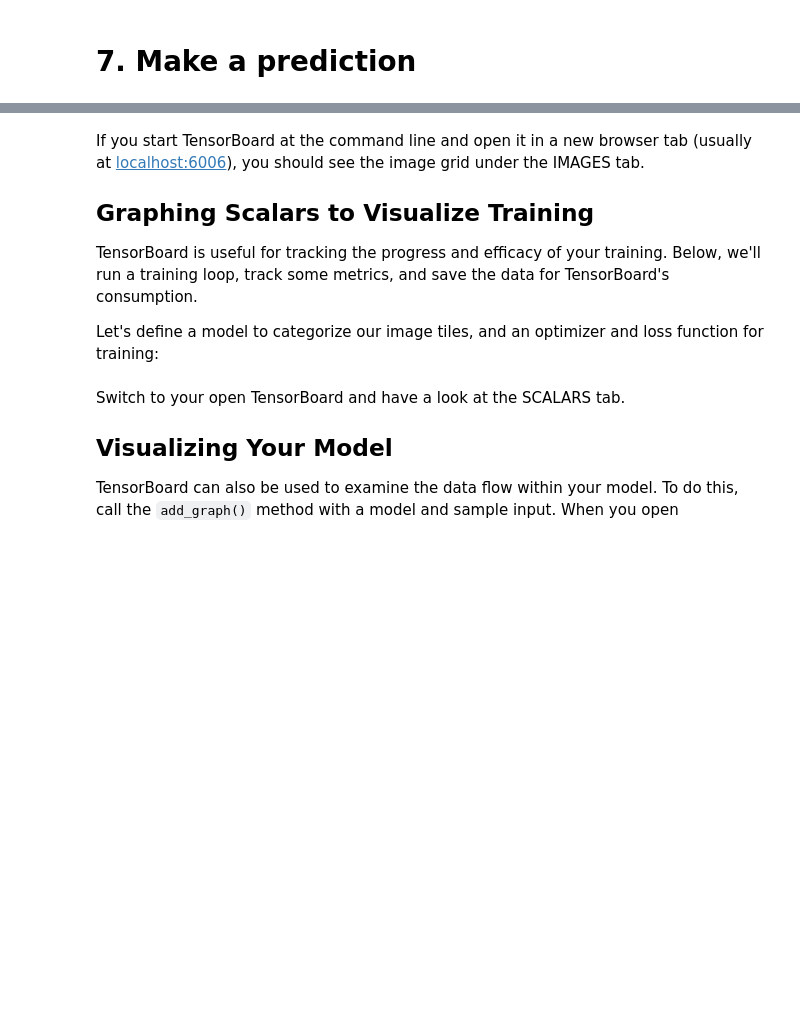
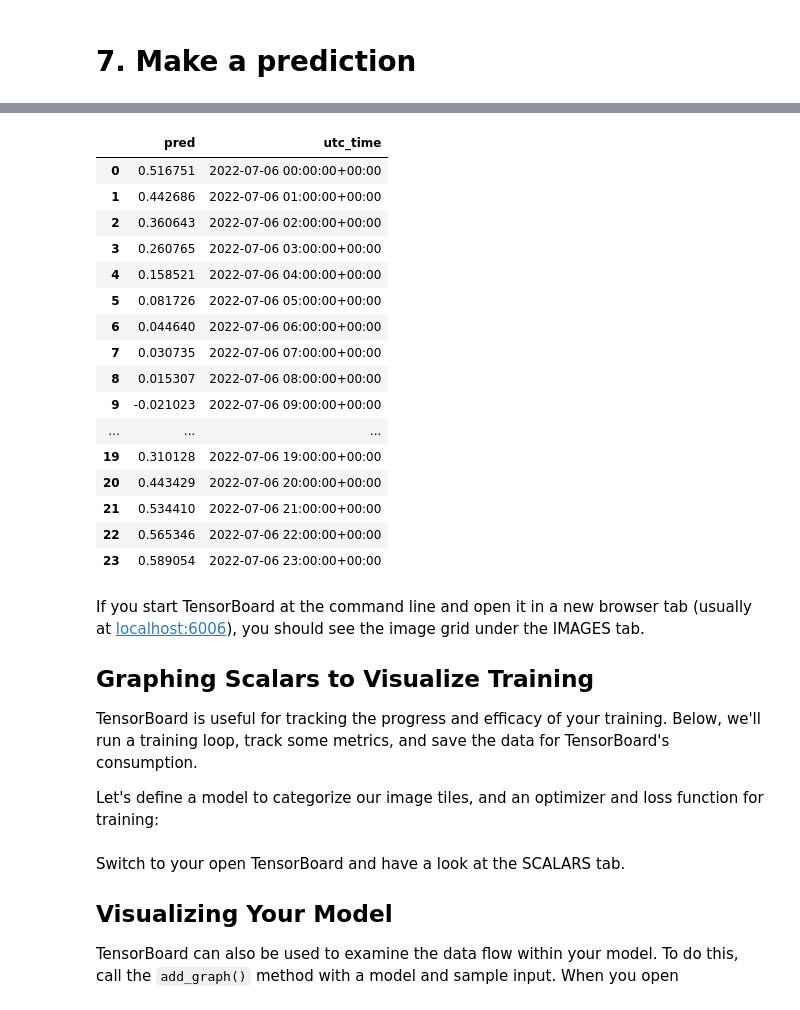
Before and after one commit to jerome-roeser/day-ahead-power-forecast, a Jupyter notebook: notebooks/advanced_power_forecast_pytorch.ipynb, the cells around one changed output, grey strips where cells are left out. Saved outputs shown, nothing was run; the diff lists cells and outputs as text; code cells hidden in the pictures; blank space fills up the shorter version.

Commit message:
implement pred module

```diff
--- a/notebooks/advanced_power_forecast_pytorch.ipynb
+++ b/notebooks/advanced_power_forecast_pytorch.ipynb
@@ -890,13 +884,13 @@ train_loader_forecast.__len__(), val_loader_forecast.__len__(), test_loader_fore
 (84, 24, 12)
 # %%
 ############# Data ##############
-dataset = 'forecast'  # ['pv', 'forecast']
+dataset = 'pv'  # ['pv', 'forecast']
 
 ########## Parameters #########
 batch_size = 16
 learning_rate = 1e-3
 EPOCHS = 3
-DATASET = "forecast"
+DATASET = dataset
 
 if DATASET == "pv":
     train_dataset = sequences_pv.train
@@ -1104,0 +1201,27 @@ RNNModel(
+# %%
+model.eval()
+X_tensor = torch.tensor(X, dtype= torch.float32)
+
+
+y_pred = model.forward(X_tensor)
+y_pred_df = pd.DataFrame(y_pred.detach().numpy()[0], columns=["pred"])
+y_pred_df["utc_time"] = data_forecast_clean['prediction_utc_time']
+y_pred_df
+# %% [output]
+|  | pred | utc_time |
+| 0 | 0.516751 | 2022-07-06 00:00:00+00:00 |
+| 1 | 0.442686 | 2022-07-06 01:00:00+00:00 |
+| 2 | 0.360643 | 2022-07-06 02:00:00+00:00 |
+| 3 | 0.260765 | 2022-07-06 03:00:00+00:00 |
+| 4 | 0.158521 | 2022-07-06 04:00:00+00:00 |
+| 5 | 0.081726 | 2022-07-06 05:00:00+00:00 |
+| 6 | 0.044640 | 2022-07-06 06:00:00+00:00 |
+| 7 | 0.030735 | 2022-07-06 07:00:00+00:00 |
+| 8 | 0.015307 | 2022-07-06 08:00:00+00:00 |
+| 9 | -0.021023 | 2022-07-06 09:00:00+00:00 |
+| ... | ... | ... |
+| 19 | 0.310128 | 2022-07-06 19:00:00+00:00 |
+| 20 | 0.443429 | 2022-07-06 20:00:00+00:00 |
+| 21 | 0.534410 | 2022-07-06 21:00:00+00:00 |
+| 22 | 0.565346 | 2022-07-06 22:00:00+00:00 |
+| 23 | 0.589054 | 2022-07-06 23:00:00+00:00 |
```
Also changed, not shown: parts of 33 cells of this notebook, 4 other files.
